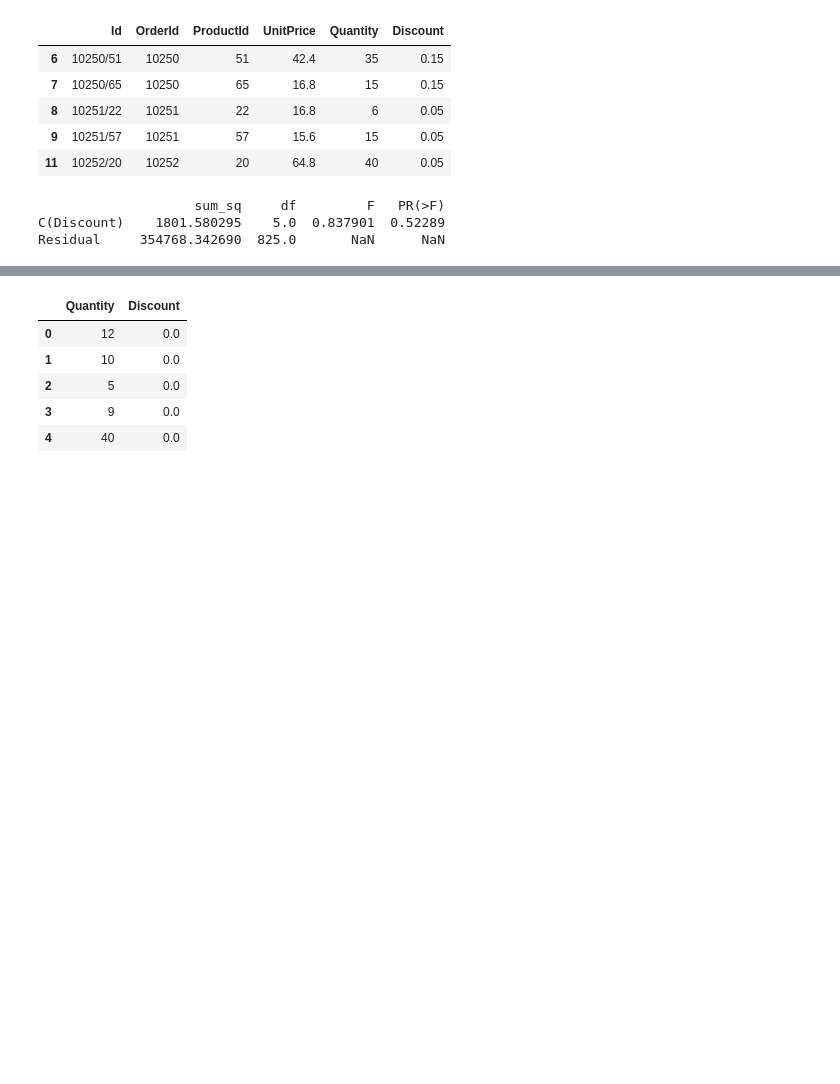
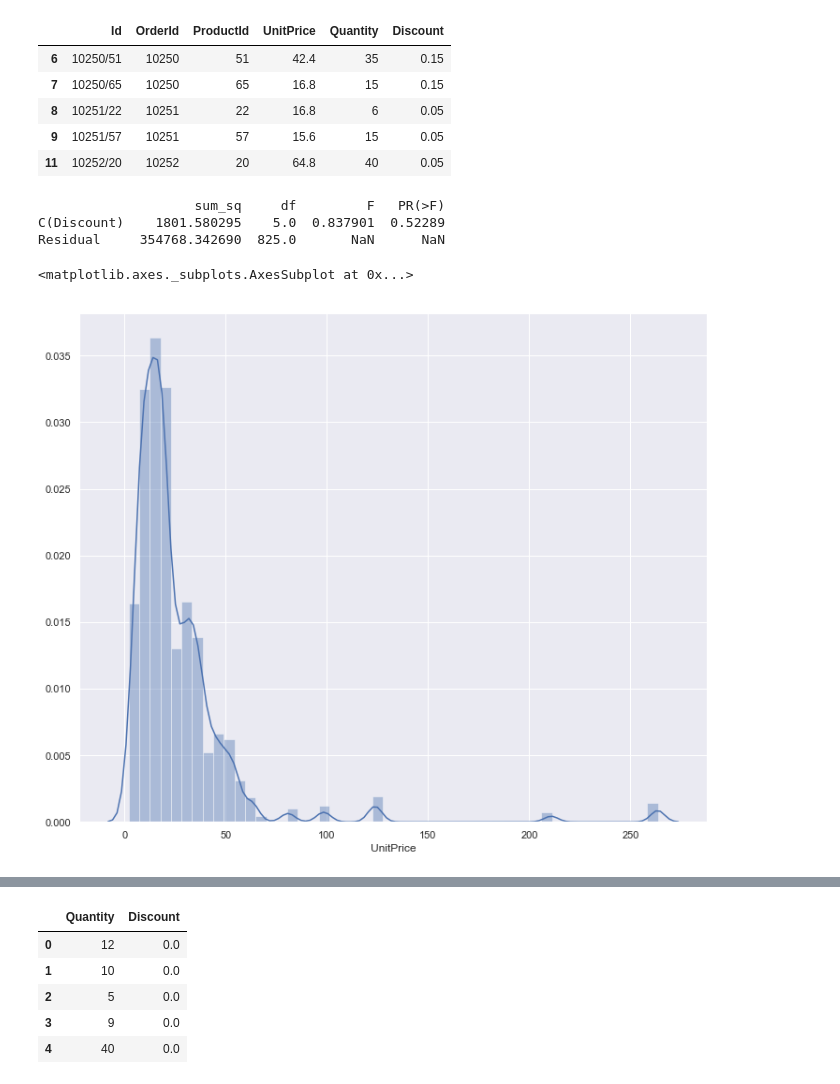
Before and after one commit to taramullin/Module3Project_HypothesisTesting, a Jupyter notebook: Module 3 Final Project - Northwind.ipynb, the cells around one changed output, grey strips where cells are left out. Saved outputs shown, nothing was run; the diff lists cells and outputs as text; code cells hidden in the pictures; blank space fills up the shorter version.

```diff
--- a/Module 3 Final Project - Northwind.ipynb
+++ b/Module 3 Final Project - Northwind.ipynb
@@ -365,3 +357,10 @@ Residual     354768.342690  825.0       NaN      NaN
 # %%
 #no sig diff between all of them, no need to compare 20% discount and 5%
 #plot quantities by discount
+# %%
+sns.set(color_codes=True)
+sns.set(rc={'figure.figsize':(12,10)})
+sns.distplot(Order.UnitPrice)
+# %% [output]
+<matplotlib.axes._subplots.AxesSubplot at 0x...>
+[figure, added]
```
Also changed, not shown: parts of 68 cells of this notebook.
